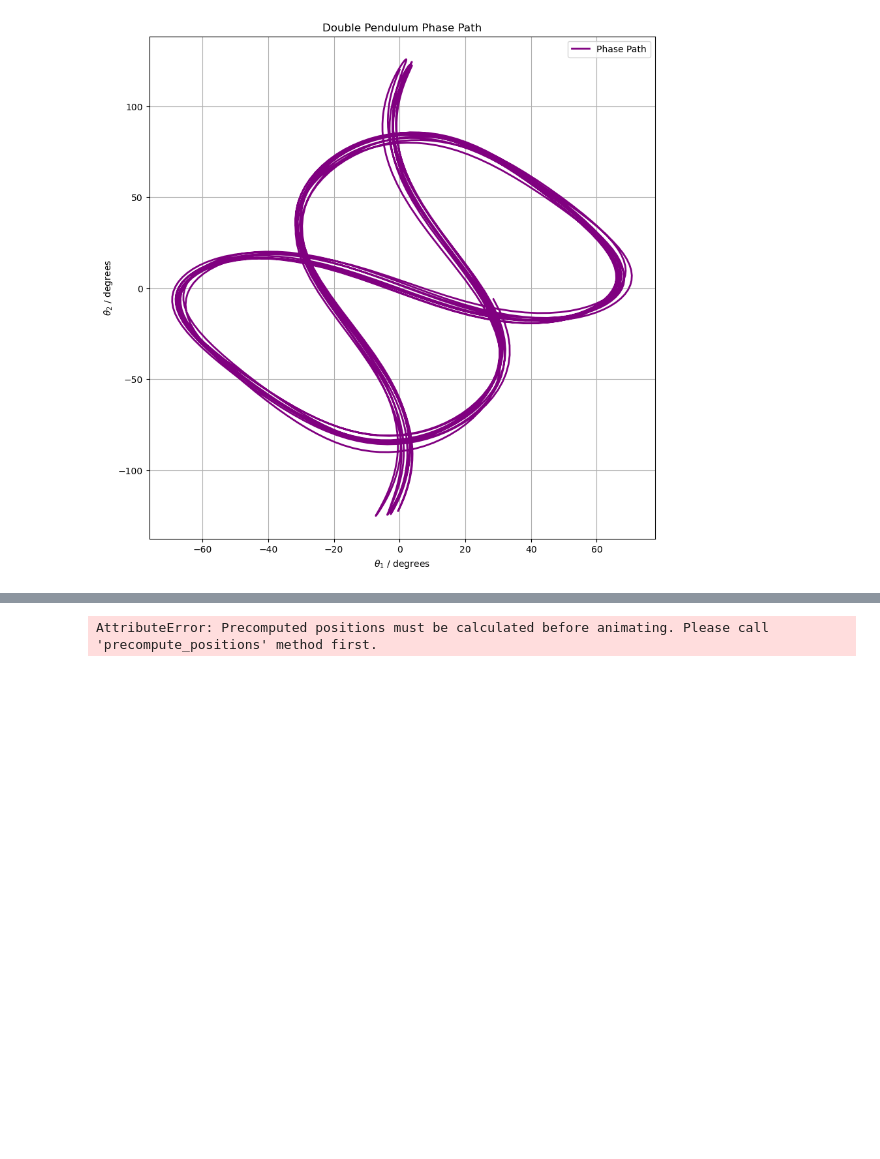
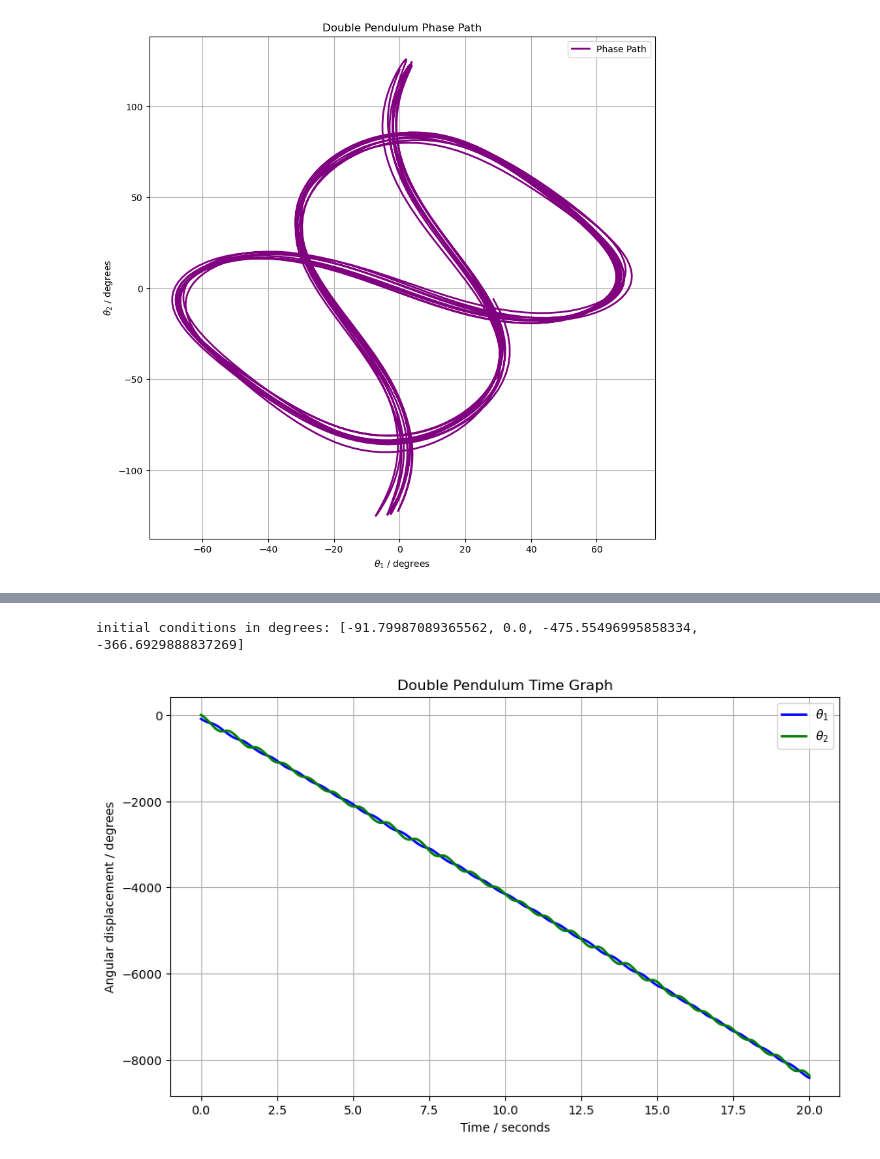
Before and after one commit to pineapple-bois/Double_Pendulum, a Jupyter notebook: Simulation.ipynb, the cells around one changed output, grey strips where cells are left out. Saved outputs shown, nothing was run; the diff lists cells and outputs as text; code cells hidden in the pictures; blank space fills up the shorter version.

Commit message:
non-zero omega SIM

```diff
--- a/Simulation.ipynb
+++ b/Simulation.ipynb
@@ -164,5 +176,30 @@ Testing attribute error
 # %%
-fig = pendulum7.animate_pendulum(trace=True, appearance='dark')
-fig.show()
+# Define parameters
+params = {
+    m1: 7.5,    # mass1
+    m2: 1,      # mass2
+    l1: 1.74,   # length1
+    l2: 2.35,   # length2
+    g : 9.8     # acceleration due to gravity
+}
-# %% [output]
-AttributeError: Precomputed positions must be calculated before animating. Please call 'precompute_positions' method first.
+# %%
+theta_1 = -1.60221
+omega_1 = -8.3
+omega_2 = -6.4
+
+init_values = [theta_1, 0, omega_1, omega_2]
+
+# Convert to degrees and update in place
+for i in range(len(init_values)):
+    init_values[i] = np.rad2deg(init_values[i])
+
+# Updated init_values in degrees
+print("initial conditions in degrees:", init_values)
+# %% [output]
+initial conditions in degrees: [-91.79987089365562, 0.0, -475.55496995858334, -366.6929888837269]
+# %%
+time = [0, 20, 2000]
+pendulum8 = DoublePendulum(parameters=params, initial_conditions=init_values, time_vector=time)
+pendulum8.time_graph()
+# %% [output]
+[figure, added]
```
Also changed, not shown: parts of 13 cells of this notebook, 4 other files.
